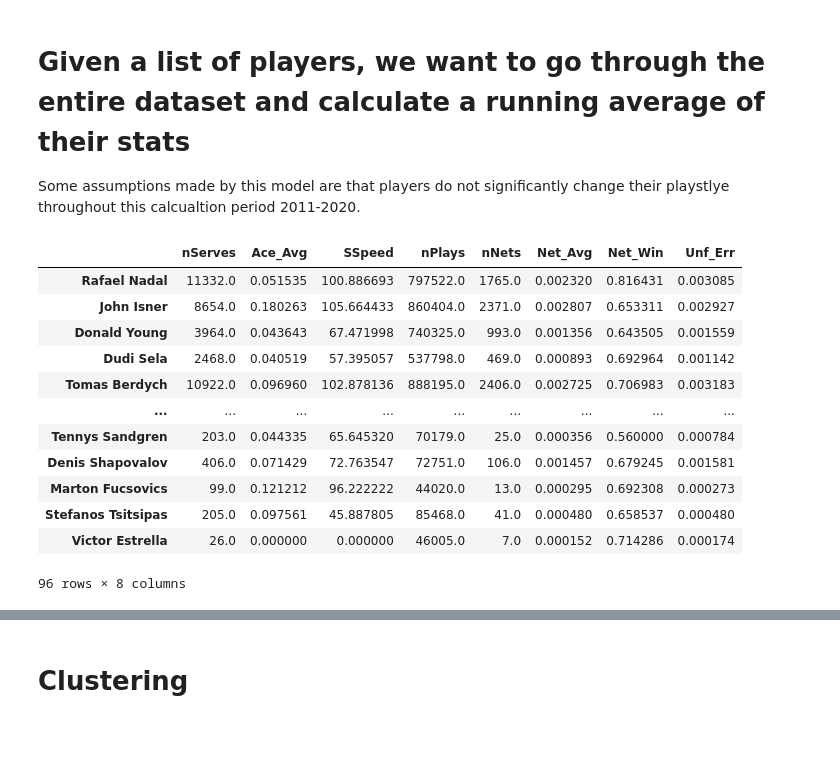
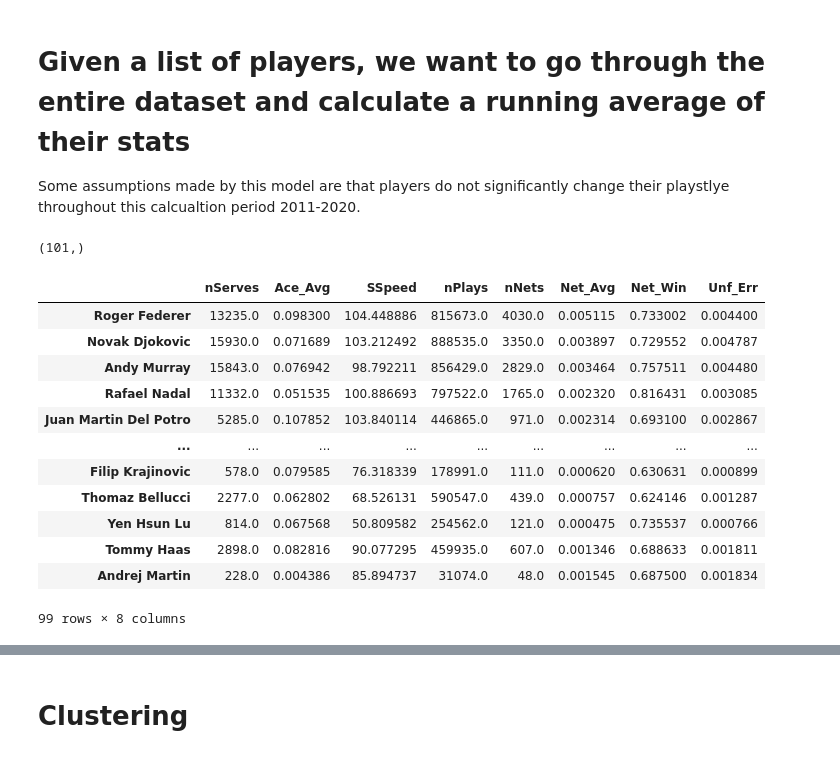
Before and after one commit to JohnOnt/Tennis_Classification, a Jupyter notebook: classify.ipynb, the cells around one changed output, grey strips where cells are left out. Cells and saved outputs as stored; diff of their text form; code cells hidden in the pictures.

```diff
--- a/classify.ipynb
+++ b/classify.ipynb
@@ -195,20 +166,24 @@ for year in np.arange(2011, 2018):
-# %%
-#player_stats = player_stats.dropna()
-player_stats
-# %% [output]
-|  | nServes | Ace_Avg | SSpeed | nPlays | nNets | Net_Avg | Net_Win | Unf_Err |
-| Rafael Nadal | 11332.0 | 0.051535 | 100.886693 | 797522.0 | 1765.0 | 0.002320 | 0.816431 | 0.003085 |
-| John Isner | 8654.0 | 0.180263 | 105.664433 | 860404.0 | 2371.0 | 0.002807 | 0.653311 | 0.002927 |
-| Donald Young | 3964.0 | 0.043643 | 67.471998 | 740325.0 | 993.0 | 0.001356 | 0.643505 | 0.001559 |
-| Dudi Sela | 2468.0 | 0.040519 | 57.395057 | 537798.0 | 469.0 | 0.000893 | 0.692964 | 0.001142 |
-| Tomas Berdych | 10922.0 | 0.096960 | 102.878136 | 888195.0 | 2406.0 | 0.002725 | 0.706983 | 0.003183 |
-| ... | ... | ... | ... | ... | ... | ... | ... | ... |
-| Tennys Sandgren | 203.0 | 0.044335 | 65.645320 | 70179.0 | 25.0 | 0.000356 | 0.560000 | 0.000784 |
-| Denis Shapovalov | 406.0 | 0.071429 | 72.763547 | 72751.0 | 106.0 | 0.001457 | 0.679245 | 0.001581 |
-| Marton Fucsovics | 99.0 | 0.121212 | 96.222222 | 44020.0 | 13.0 | 0.000295 | 0.692308 | 0.000273 |
-| Stefanos Tsitsipas | 205.0 | 0.097561 | 45.887805 | 85468.0 | 41.0 | 0.000480 | 0.658537 | 0.000480 |
-| Victor Estrella | 26.0 | 0.000000 | 0.000000 | 46005.0 | 7.0 | 0.000152 | 0.714286 | 0.000174 |
-96 rows × 8 columns
+# %%
+np.shape(players)
+# %% [output]
+(101,)
+# %%
+player_stats = player_stats.loc[~(player_stats==0).all(axis=1)]
+player_stats
+# %% [output]
+|  | nServes | Ace_Avg | SSpeed | nPlays | nNets | Net_Avg | Net_Win | Unf_Err |
+| Roger Federer | 13235.0 | 0.098300 | 104.448886 | 815673.0 | 4030.0 | 0.005115 | 0.733002 | 0.004400 |
+| Novak Djokovic | 15930.0 | 0.071689 | 103.212492 | 888535.0 | 3350.0 | 0.003897 | 0.729552 | 0.004787 |
+| Andy Murray | 15843.0 | 0.076942 | 98.792211 | 856429.0 | 2829.0 | 0.003464 | 0.757511 | 0.004480 |
+| Rafael Nadal | 11332.0 | 0.051535 | 100.886693 | 797522.0 | 1765.0 | 0.002320 | 0.816431 | 0.003085 |
+| Juan Martin Del Potro | 5285.0 | 0.107852 | 103.840114 | 446865.0 | 971.0 | 0.002314 | 0.693100 | 0.002867 |
+| ... | ... | ... | ... | ... | ... | ... | ... | ... |
+| Filip Krajinovic | 578.0 | 0.079585 | 76.318339 | 178991.0 | 111.0 | 0.000620 | 0.630631 | 0.000899 |
+| Thomaz Bellucci | 2277.0 | 0.062802 | 68.526131 | 590547.0 | 439.0 | 0.000757 | 0.624146 | 0.001287 |
+| Yen Hsun Lu | 814.0 | 0.067568 | 50.809582 | 254562.0 | 121.0 | 0.000475 | 0.735537 | 0.000766 |
+| Tommy Haas | 2898.0 | 0.082816 | 90.077295 | 459935.0 | 607.0 | 0.001346 | 0.688633 | 0.001811 |
+| Andrej Martin | 228.0 | 0.004386 | 85.894737 | 31074.0 | 48.0 | 0.001545 | 0.687500 | 0.001834 |
+99 rows × 8 columns
 # %%
 predictors = ['Ace_Avg', 'SSpeed', 'Net_Avg', 'Net_Win', 'Unf_Err']
 
```
Also changed, not shown: parts of 15 cells of this notebook, 6 other files.
